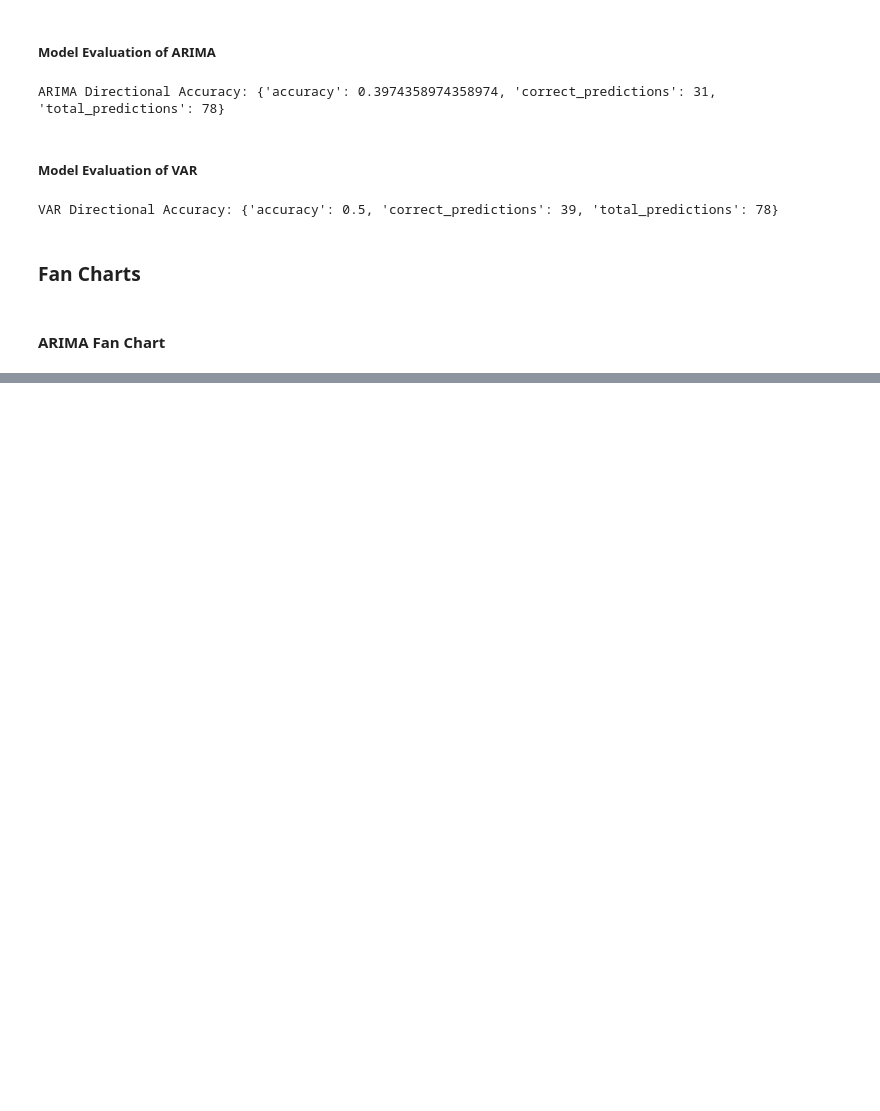
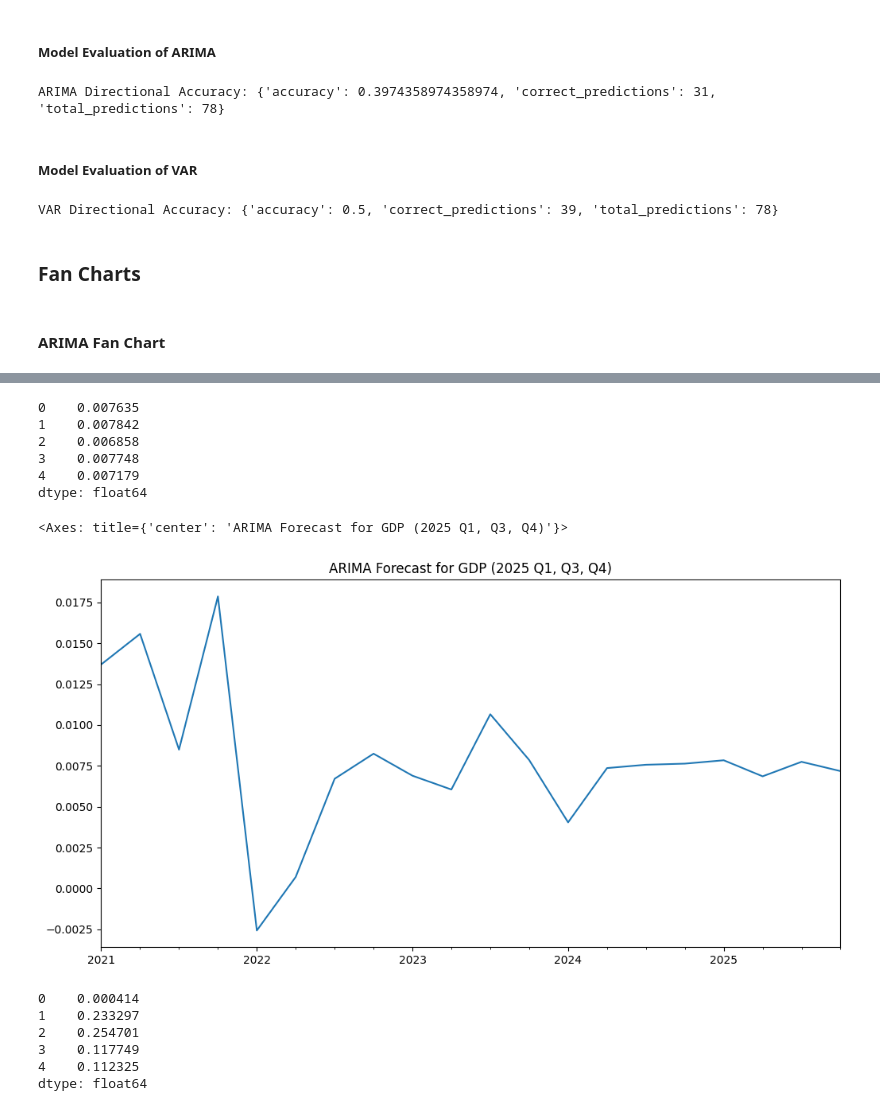
Before and after one commit to turrrray/dsedatathon, a Jupyter notebook: NUS_DSESC_DATABUSTERS_XX.ipynb, the cells around one changed output, grey strips where cells are left out. Cells and saved outputs as stored; diff of their text form; code cells hidden in the pictures; blank space fills up the shorter version.

```diff
--- a/NUS_DSESC_DATABUSTERS_XX.ipynb
+++ b/NUS_DSESC_DATABUSTERS_XX.ipynb
@@ -437,0 +489,34 @@ for i in range(n_simulations):
+# %%
+forecasts_ar= pd.DataFrame(arima_forecasts)
+forecasts_ar= forecasts_ar.mean(axis=1)
+forecasts_ar
+# %% [output]
+0    0.007635
+1    0.007842
+2    0.006858
+3    0.007748
+4    0.007179
+dtype: float64
+# %%
+new_quarters = pd.date_range(start='2024Q4', periods=5, freq='Q')
+forecasts_ar.index=new_quarters
+forecasts_ar
+forecasts_ar.index = pd.date_range(start="2024-12-31", freq="Q", periods=5)
+forecasts_ar.index = forecasts_ar.index.to_period("Q")
+# %%
+new_total_quar_df_ar= pd.concat([quar_df_total['GDPC1'], forecasts_ar], axis=0).tail(20)
+new_total_quar_df_ar.plot(title="ARIMA Forecast for GDP (2025 Q1, Q3, Q4)", figsize=(12, 6))
+# %% [output]
+<Axes: title={'center': 'ARIMA Forecast for GDP (2025 Q1, Q3, Q4)'}>
+[figure, added]
+# %%
+forecasts_var= pd.DataFrame(var_forecasts)
+forecasts_var= forecasts_var.mean(axis=1)
+forecasts_var
+# %% [output]
+0    0.000414
+1    0.233297
+2    0.254701
+3    0.117749
+4    0.112325
+dtype: float64
```
Also changed, not shown: parts of 8 cells of this notebook.
